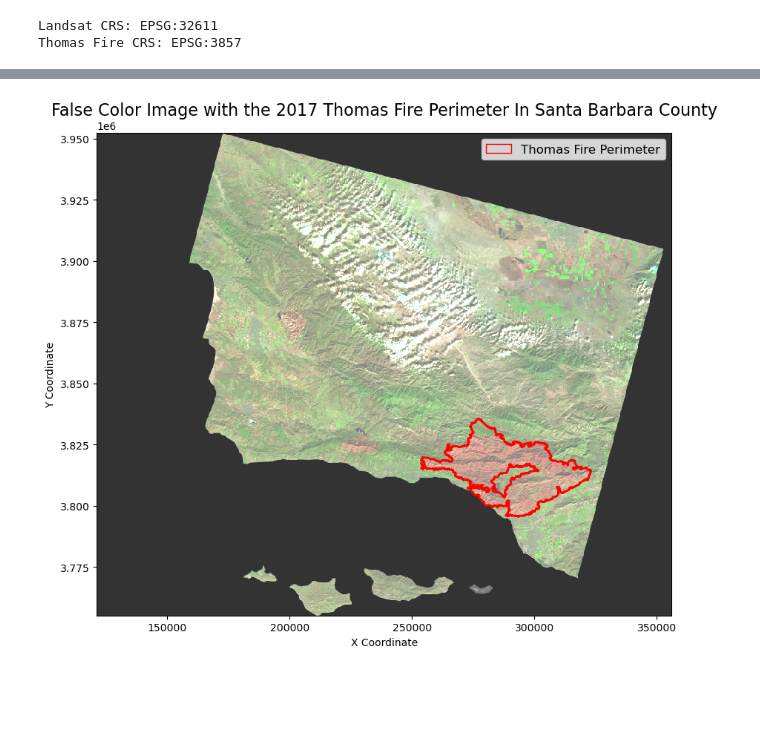
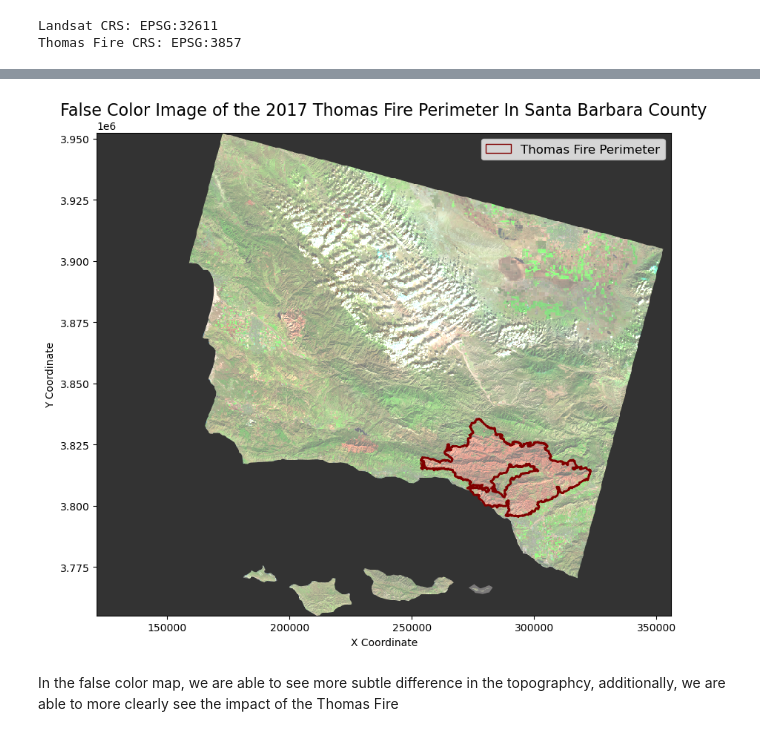
Before and after one commit to Aoverbye/eds220-hwk4, a Jupyter notebook: hwk4-task2-false-color-overbye.ipynb, the cells around one changed output, grey strips where cells are left out. Drawn from its saved outputs; the diff is of its cells as text; code cells hidden in the pictures; blank space fills up the shorter version.

```diff
--- a/hwk4-task2-false-color-overbye.ipynb
+++ b/hwk4-task2-false-color-overbye.ipynb
@@ -132,23 +144,33 @@ Thomas Fire CRS: EPSG:3857
 # %%
 # Plot False Color Image
 fig, ax = plt.subplots(figsize=(10, 10))
-false_color_image = landsat[['swir22', 'nir08', 'red']].to_array()
-false_color_image.plot.imshow(ax=ax, robust=True, alpha=0.8)
+landsat[['swir22', 'nir08', 'red']].to_array().plot.imshow(ax=ax,
+                                                           robust=True,
+                                                           alpha=0.8)
 
 # Plot Thomas Fire perimeter
-thomas_fire_shape.plot(ax=ax, edgecolor='red', facecolor='none', linewidth=2)
+thomas_fire_shape.plot(ax=ax,
+                       edgecolor='maroon',
+                       facecolor='none',
+                       linewidth=2)
 
 # Create a custom legend
-fire_legend = mpatches.Patch(edgecolor='red', facecolor='none', label="Thomas Fire Perimeter")
+fire_legend = mpatches.Patch(edgecolor='maroon',
+                             facecolor='none',
+                             label="Thomas Fire Perimeter")
 
 # Add legend manually
-ax.legend(handles=[fire_legend], loc="upper right", fontsize=12)
+ax.legend(handles=[fire_legend],
+          loc="upper right",
+          fontsize=12)
 
-# Customize the map
-ax.set_title("False Color Image with the 2017 Thomas Fire Perimeter In Santa Barbara County", fontsize=16)
+# Label the map
+ax.set_title("False Color Image of the 2017 Thomas Fire Perimeter In Santa Barbara County", fontsize=16)
 ax.set_xlabel("X Coordinate")
 ax.set_ylabel("Y Coordinate")
 
 plt.show()
 # %% [output]
-[figure, old version]
+[figure, new version]
+# %% [markdown]
+In the false color map, we are able to see more subtle difference in the topographcy, additionally, we are able to more clearly see the impact of the Thomas Fire
```
Also changed, not shown: parts of 7 cells of this notebook.
